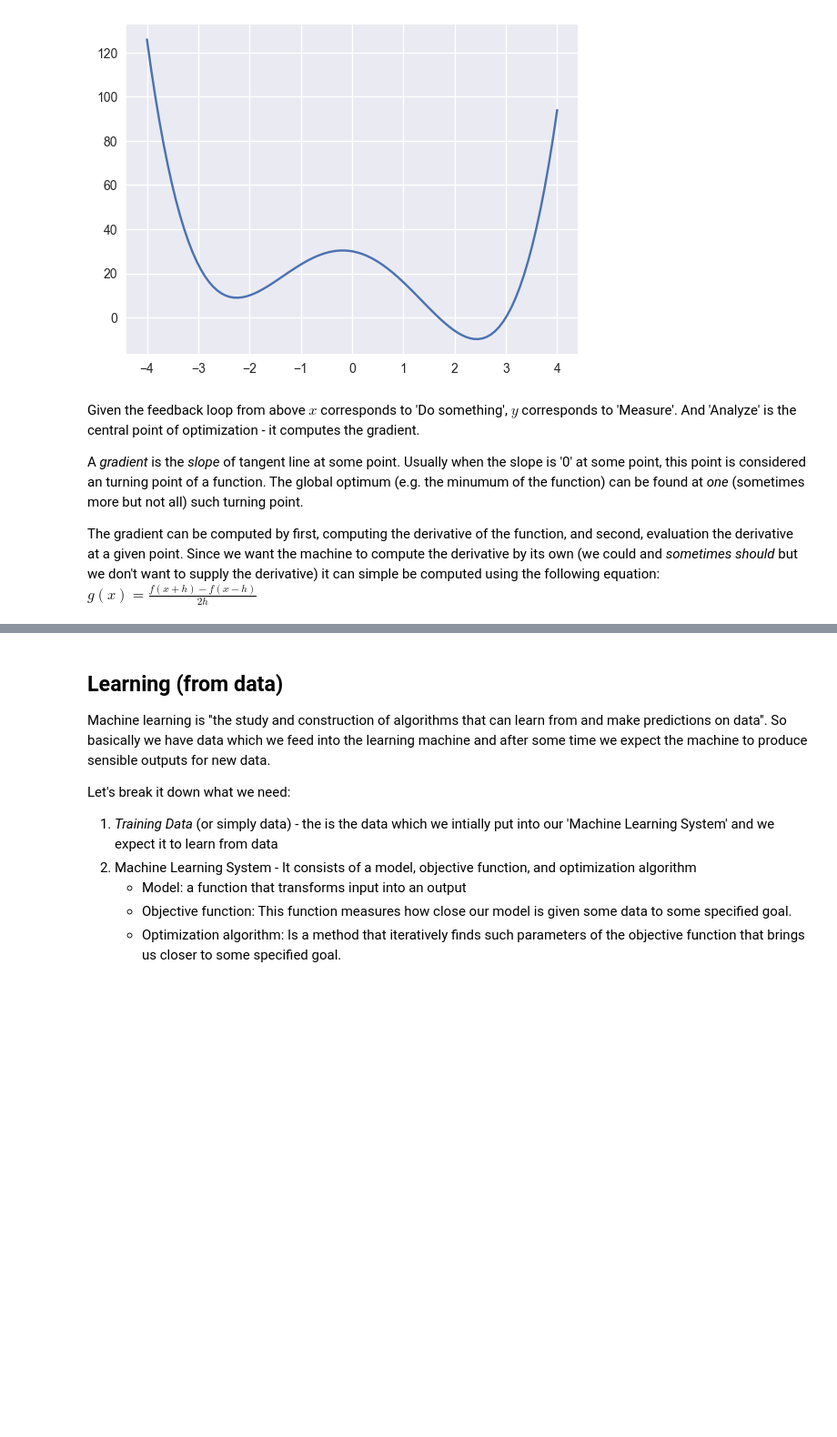
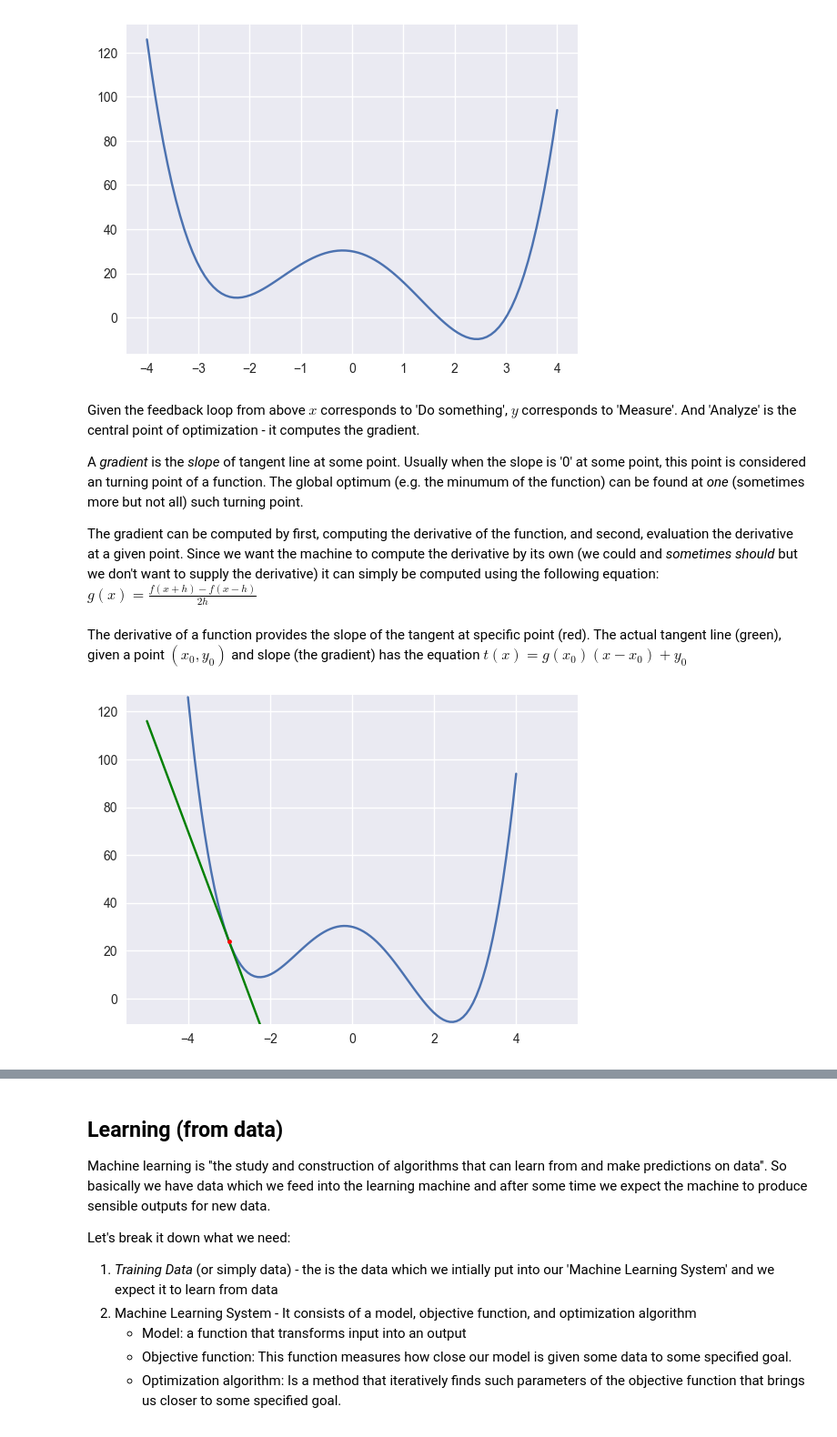
Before and after one commit to burkovae/notebook-collection, a Jupyter notebook: Gradients.ipynb, the cells around one changed output, grey strips where cells are left out. Shown at 91% size. Cells and saved outputs as stored; diff of their text form; code cells hidden in the pictures; blank space fills up the shorter version.

Commit message:
feat: tangent

```diff
--- a/Gradients.ipynb
+++ b/Gradients.ipynb
@@ -35,4 +35,30 @@ Given the feedback loop from above $x$ corresponds to 'Do something', $y$ corres
 
 A *gradient* is the *slope* of tangent line at some point. Usually when the slope is '0' at some point, this point is considered an turning point of a function. The global optimum (e.g. the minumum of the function) can be found at *one* (sometimes more but not all) such turning point.
 
-The gradient can be computed by first, computing the derivative of the function, and second, evaluation the derivative at a given point. Since we want the machine to compute the derivative by its own (we could and *sometimes should* but we don't want to supply the derivative) it can simple be computed using the following equation: $g(x) = \frac{f(x + h) - f(x - h)}{2h}$
+The gradient can be computed by first, computing the derivative of the function, and second, evaluation the derivative at a given point. Since we want the machine to compute the derivative by its own (we could and *sometimes should* but we don't want to supply the derivative) it can simply be computed using the following equation: $g(x) = \frac{f(x + h) - f(x - h)}{2h}$
+# %%
+@np.vectorize
+def numerical_derivative(x, f, h = 0.001):
+    return (f(x+h) - f(x-h))/(2.0*h)
+
+@np.vectorize
+def tangent(x, x_0, any_function):
+    y_0 = any_function(x_0)
+    m = numerical_derivative(x_0, any_function)
+    y = m*(x - x_0) + y_0
+    return y
+# %% [markdown]
+The derivative of a function provides the slope of the tangent at specific point (red). The actual tangent line (green), given a point $(x_0, y_0)$ and slope (the gradient) has the equation $t(x) = g(x_0)(x - x_0) + y_0$
+# %%
+x_range = [min(x)-1, max(x)+1]
+xn = -3.
+y_range = tangent(x_range, xn, any_function)
+
+
+plt.plot(x,y)
+plt.plot(x_range, y_range, '-g')
+plt.plot(xn, any_function(xn), '.r')
+plt.ylim(min(y)-1, max(y)+1)
+plt.show()
+# %% [output]
+[figure, added]
```
Also changed, not shown: parts of 2 cells of this notebook, 1 other file.
